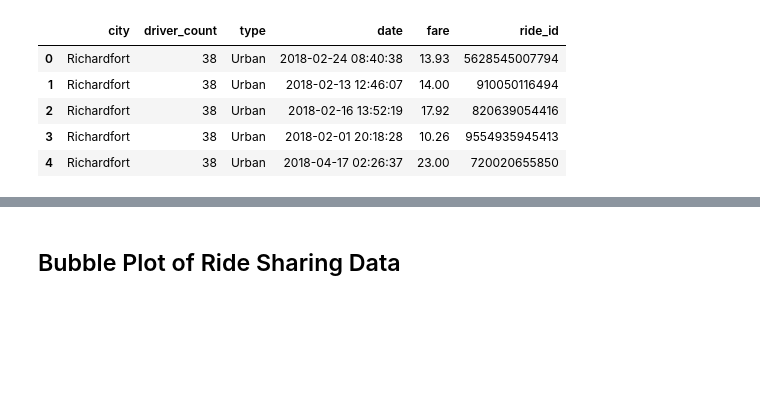
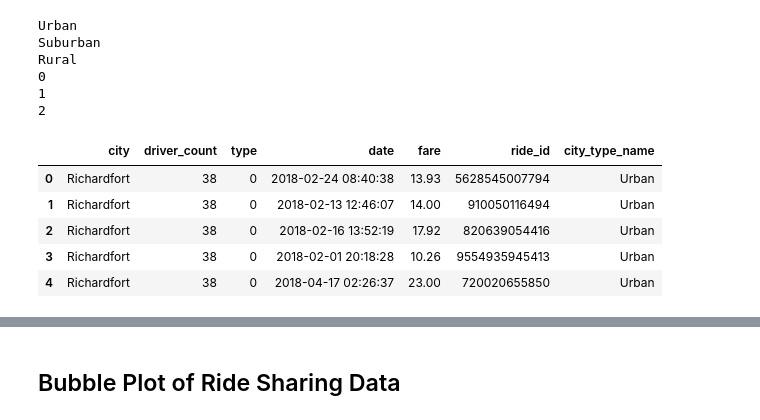
Before and after one commit to feldsteina/pyber, a Jupyter notebook: pyber.ipynb, the cells around one changed output, grey strips where cells are left out. Saved outputs shown, nothing was run; the diff lists cells and outputs as text; code cells hidden in the pictures; blank space fills up the shorter version.

```diff
--- a/pyber.ipynb
+++ b/pyber.ipynb
@@ -1,31 +1,61 @@
 # %%
 import os.path as path
 import numpy as np
 import pandas as pd
 import matplotlib.pyplot as plt
+import matplotlib.cm as cm
+import matplotlib.colors as colors
+import matplotlib.patches as mpatches
 %matplotlib inline
 # Dependencies and Setup
 
 # File to Load (Remember to change these)
 city_file = path.join("data", "city_data.csv")
 ride_file = path.join("data", "ride_data.csv")
 
 # Read the City and Ride Data
 city_df = pd.read_csv(city_file)
 ride_df = pd.read_csv(ride_file)
 
 # Combine the data into a single dataset
 pyber_df = pd.merge(city_df, ride_df, on="city", how="inner")
 
+# Change city type to number, add city type name column
+pyber_df["city_type_name"] = pyber_df["type"]
+
+city_type_names = []
+
+for items in pyber_df.city_type_name.unique():
+    city_type_names.append(items)
+    print(items)
+
+city_type_cnt = pyber_df["city_type_name"].nunique()
+
+value_list = []
+
+for i in range(city_type_cnt):
+    value_list.append(i)
+    print(i)
+
+pyber_df["type"].replace(to_replace=city_type_names,
+                         inplace=True,
+                         value=value_list)
+
 # Display the data table for preview
 pyber_df.head()
 # %% [output]
+Urban
+Suburban
+Rural
+0
+1
+2
-|  | city | driver_count | type | date | fare | ride_id |
-| 0 | Richardfort | 38 | Urban | 2018-02-24 08:40:38 | 13.93 | 5628545007794 |
-| 1 | Richardfort | 38 | Urban | 2018-02-13 12:46:07 | 14.00 | 910050116494 |
-| 2 | Richardfort | 38 | Urban | 2018-02-16 13:52:19 | 17.92 | 820639054416 |
-| 3 | Richardfort | 38 | Urban | 2018-02-01 20:18:28 | 10.26 | 9554935945413 |
-| 4 | Richardfort | 38 | Urban | 2018-04-17 02:26:37 | 23.00 | 720020655850 |
+|  | city | driver_count | type | date | fare | ride_id | city_type_name |
+| 0 | Richardfort | 38 | 0 | 2018-02-24 08:40:38 | 13.93 | 5628545007794 | Urban |
+| 1 | Richardfort | 38 | 0 | 2018-02-13 12:46:07 | 14.00 | 910050116494 | Urban |
+| 2 | Richardfort | 38 | 0 | 2018-02-16 13:52:19 | 17.92 | 820639054416 | Urban |
+| 3 | Richardfort | 38 | 0 | 2018-02-01 20:18:28 | 10.26 | 9554935945413 | Urban |
+| 4 | Richardfort | 38 | 0 | 2018-04-17 02:26:37 | 23.00 | 720020655850 | Urban |
 # %%
 averages_df = pyber_df.groupby(["city"], as_index=False).mean()
 
```
Also changed, not shown: parts of 17 cells of this notebook, 5 other files.
